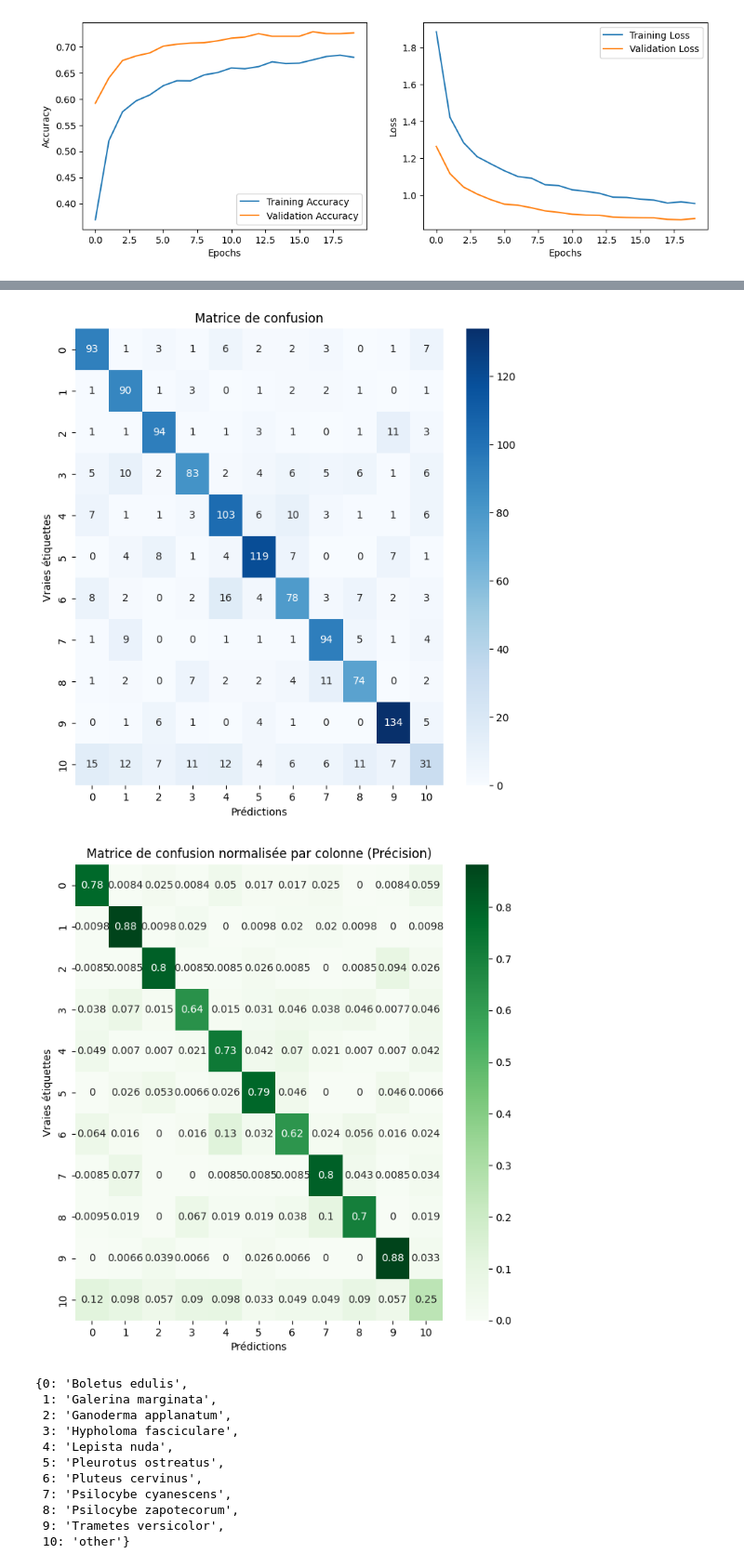
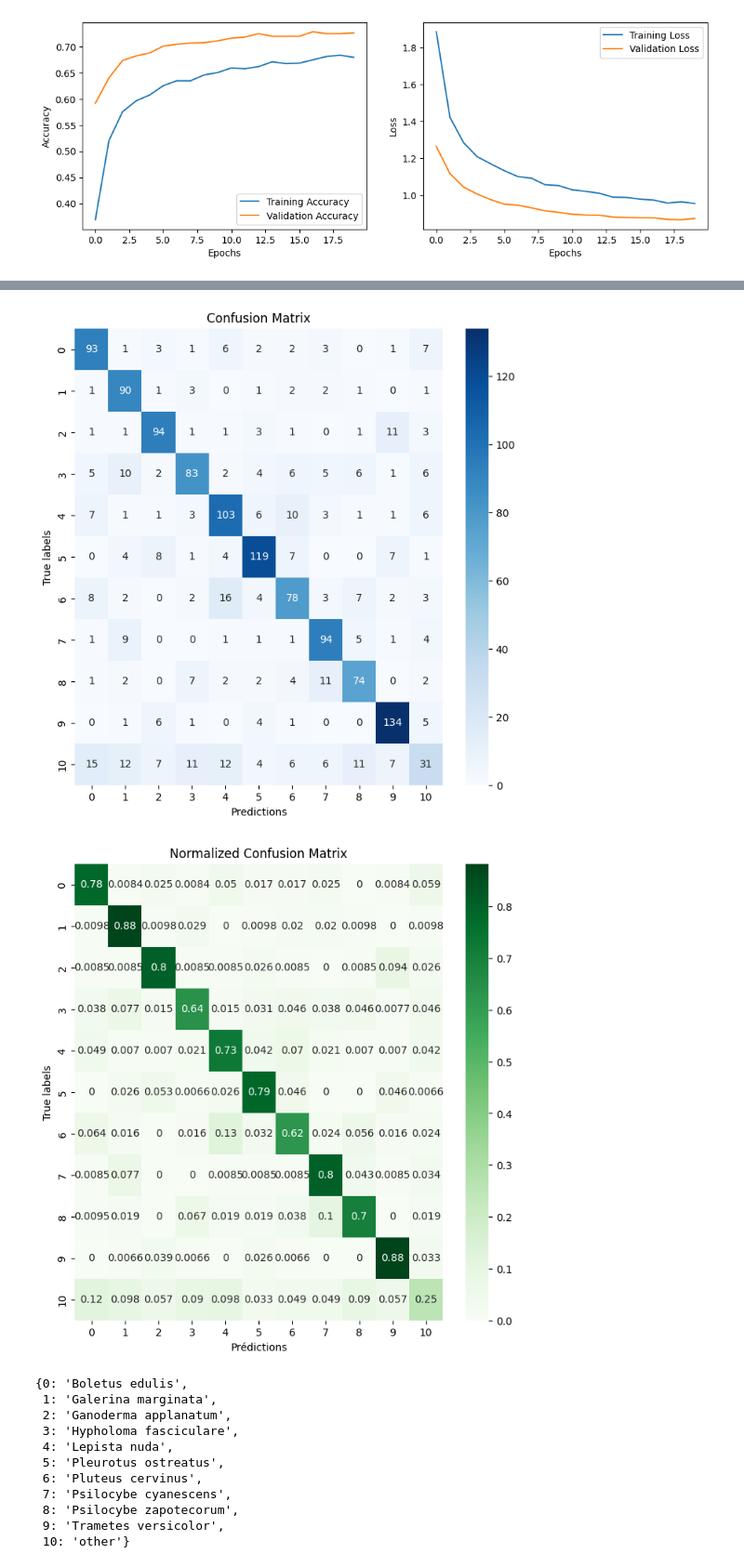
Before and after one commit to guillaumepot/mushroom_datascience, a Jupyter notebook: src/notebooks/9-model_evaluate.ipynb, the cells around one changed output, grey strips where cells are left out. Shown: that part at 93% size. Saved outputs shown, nothing was run; the diff lists cells and outputs as text; code cells hidden in the pictures.

```diff
--- a/src/notebooks/9-model_evaluate.ipynb
+++ b/src/notebooks/9-model_evaluate.ipynb
@@ -44,5 +42,5 @@ print(history.keys())
 
 
 # Load datasets
-test_datas = tf.data.experimental.load(test_dataset_path)
+test_datas = tf.data.Dataset.load(test_dataset_path)
 # %% [output]
@@ -151,27 +139,27 @@ weighted avg       0.71      0.72      0.71      1382
 # %%
 # Confusion Matrix
 
 confusion_mtx = confusion_matrix(y_test, y_pred_classes)
 confusion_mtx_normalized = confusion_mtx.astype('float') / confusion_mtx.sum(axis=1)[:, np.newaxis]
 
 # Matrice de confusion
 plt.figure(figsize=(8, 8))
 sns.heatmap(confusion_mtx, annot=True, fmt='d', cmap='Blues')
-plt.xlabel('Prédictions')
-plt.ylabel('Vraies étiquettes')
-plt.title('Matrice de confusion')
+plt.xlabel('Predictions')
+plt.ylabel('True labels')
+plt.title('Confusion Matrix')
 plt.show()
 
 # Matrice de confusion normalisée
 plt.figure(figsize=(8, 8))
 sns.heatmap(confusion_mtx_normalized, annot=True, cmap='Greens')
 plt.xlabel('Prédictions')
-plt.ylabel('Vraies étiquettes')
-plt.title('Matrice de confusion normalisée par colonne (Précision)')
+plt.ylabel('True labels')
+plt.title('Normalized Confusion Matrix')
 plt.show()
 # %% [output]
-[figure, old version]
+[figure, new version]
-[figure, old version]
+[figure, new version]
 # %%
 # Create dictionary of encoded labels from json file
 with open(encoded_labels_json_path, 'r') as file:
```
Also changed, not shown: parts of 7 cells of this notebook, 14 other files.
